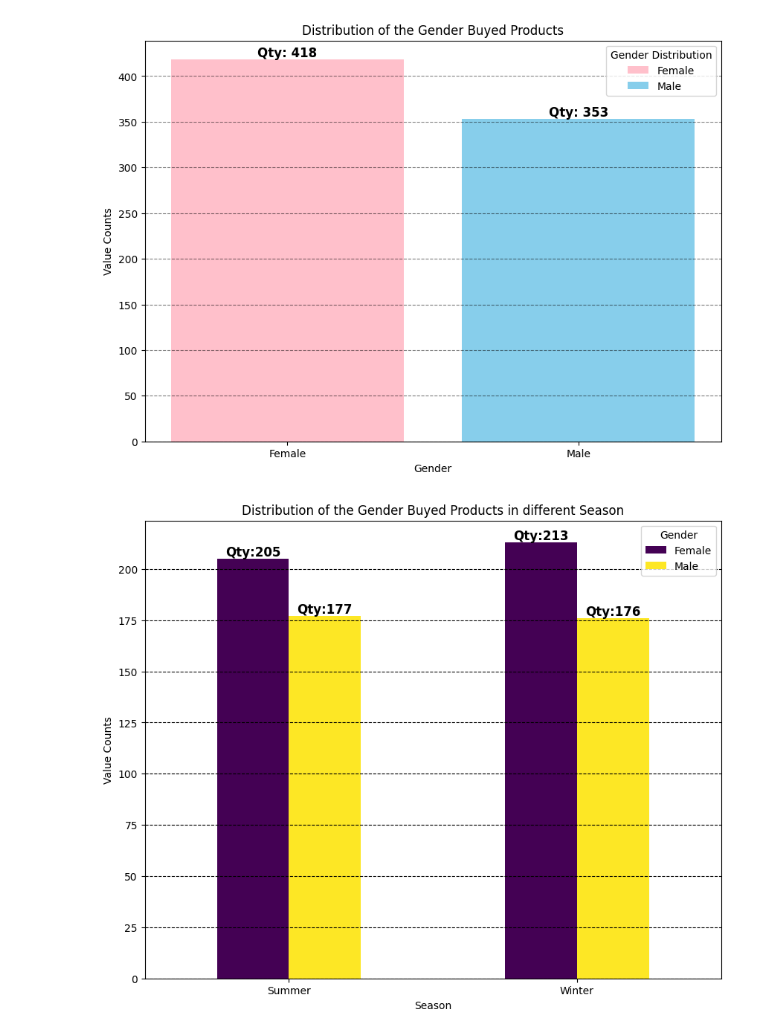
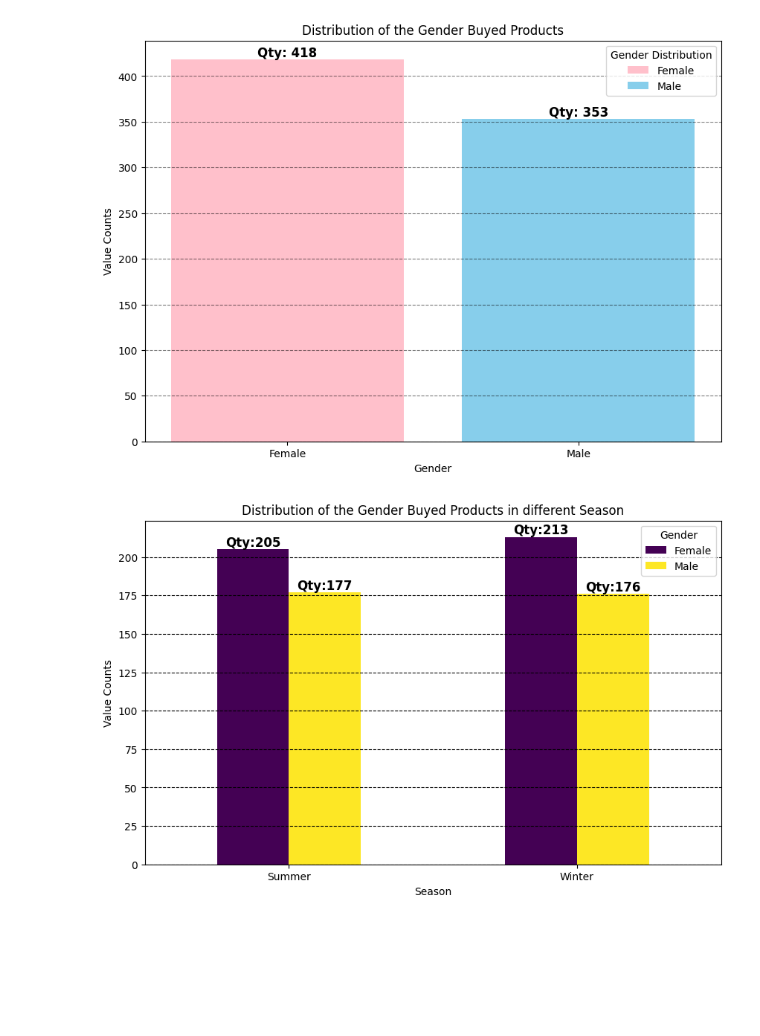
Before and after one commit to SauhardSHukla/Business_Analytics, a Jupyter notebook: Sales_Analytics/Product_Category_Sales_Analysis/Beauty_Product_Comparison.ipynb, the cells around one changed output. Saved outputs shown, nothing was run; the diff lists cells and outputs as text; code cells hidden in the pictures; blank space fills up the shorter version.

```diff
--- a/Sales_Analytics/Product_Category_Sales_Analysis/Beauty_Product_Comparison.ipynb
+++ b/Sales_Analytics/Product_Category_Sales_Analysis/Beauty_Product_Comparison.ipynb
@@ -95,30 +95,28 @@ Name: Quantity, dtype: int64
 # %%
 
 df['Date'] = pd.to_datetime(df['Date'])
 df['Season'] = df['Date'].dt.month.apply(lambda x:'Summer' if x in [4,5,6,7,8,9] else 'Winter')
 # print(df['Season'])
 
-fig,ax=plt.subplots(figsize=(10,8))
 seasonal_trends = df.groupby(['Season','Gender'])['Quantity'].sum().unstack()
-# print(seasonal_trends)
 
 # Plot the bar chart
-bars = seasonal_trends.plot(kind='bar', colormap='viridis', ax=ax)
+bars = seasonal_trends.plot(kind='bar', colormap='viridis',figsize=(10,6))
 
 # Set labels and title
 plt.xlabel('Season')
 plt.ylabel('Value Counts')
 plt.xticks(rotation=0)
 plt.title('Distribution of the Gender Buyed Products in different Season')
 plt.grid(axis='y',color='black',alpha =1,linestyle='--')
-
+ax=plt.gca()
 for bar in ax.patches:
-  ax.text(bar.get_x()+bar.get_width()/2,
-          bar.get_height(),
-          f'Qty:{int(bar.get_height())}',
-          ha='center',fontsize=12,fontweight='bold',va='bottom')
+  ax.text(bar.get_x()+bar.get_width()/2,  # X-coordinate (center of the bar)
+          bar.get_height(),# Y-coordinate (top of the bar)
+          f'Qty:{int(bar.get_height())}', #Text LABEL
+          ha='center',fontsize=12,fontweight='bold',va='bottom') # Styling
 
 plt.legend(title='Gender',loc='upper right')
 plt.show()
 # %% [output]
-[figure, old version]
+[figure, new version]
```
Also changed, not shown: parts of 5 cells of this notebook, 1 other file.
